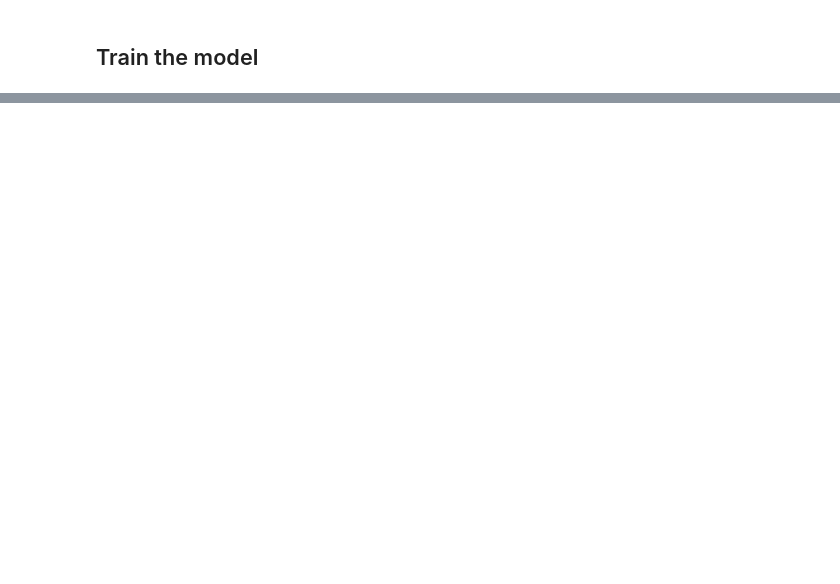
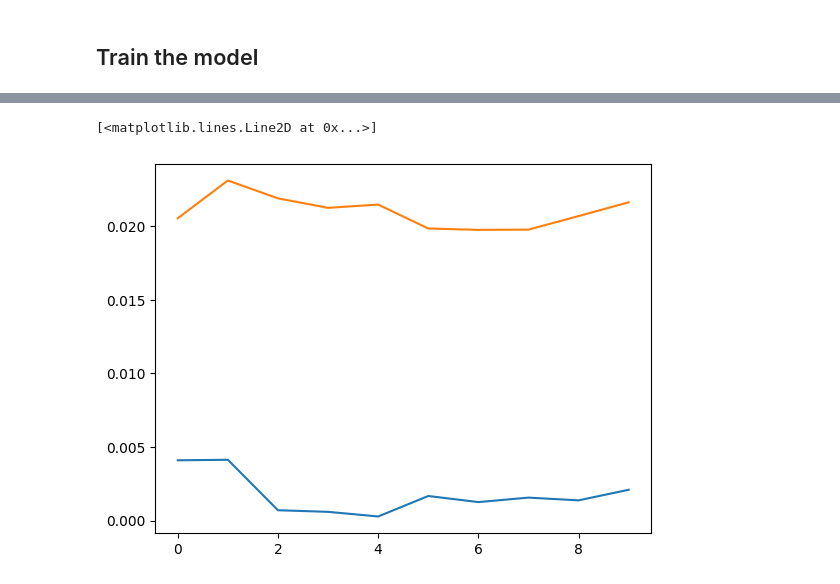
Before and after one commit to dru10/ro-weather-fcast, a Jupyter notebook: train.ipynb, the cells around one changed output, grey strips where cells are left out. Saved outputs shown, nothing was run; the diff lists cells and outputs as text; code cells hidden in the pictures; blank space fills up the shorter version.

Commit message:
train model

```diff
--- a/train.ipynb
+++ b/train.ipynb
@@ -351,0 +418,3 @@ tensor([-0.0869], grad_fn=<SelectBackward0>)
+# %%
+loss[5].append('da')
+loss
@@ -351,0 +491,2 @@ tensor([-0.0869], grad_fn=<SelectBackward0>)
+# %%
+train_loss, valid_loss = train_model(model, (x_train, y_train, x_valid, y_valid), criterion, optimizer, epochs=10)
@@ -351,0 +511,12 @@ tensor([-0.0869], grad_fn=<SelectBackward0>)
+# %%
+tloss = [np.array(v).sum() / len(v) for k,v in train_loss.items()]
+# %%
+vloss = [np.array(v).sum() / len(v) for k,v in valid_loss.items()]
+# %%
+import matplotlib.pyplot as plt
+
+plt.plot(tloss)
+plt.plot(vloss)
+# %% [output]
+[<matplotlib.lines.Line2D at 0x...>]
+[figure, added]
```
Also changed, not shown: parts of 23 cells of this notebook, 2 other files.
